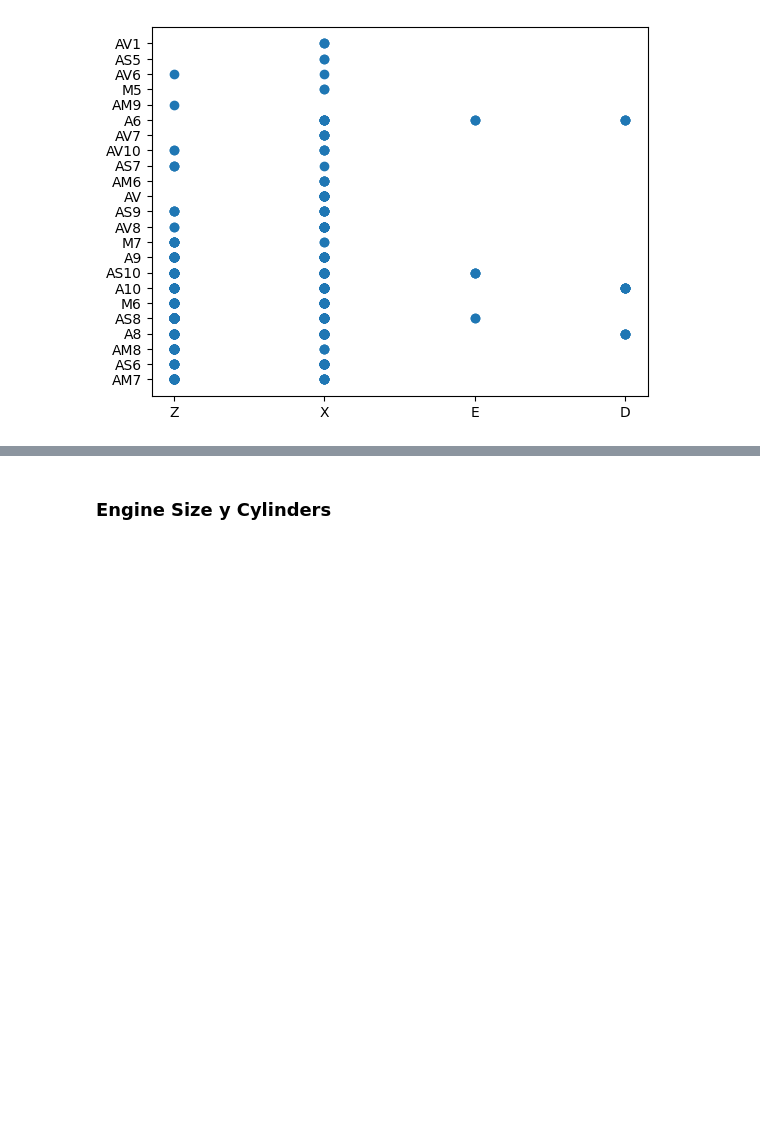
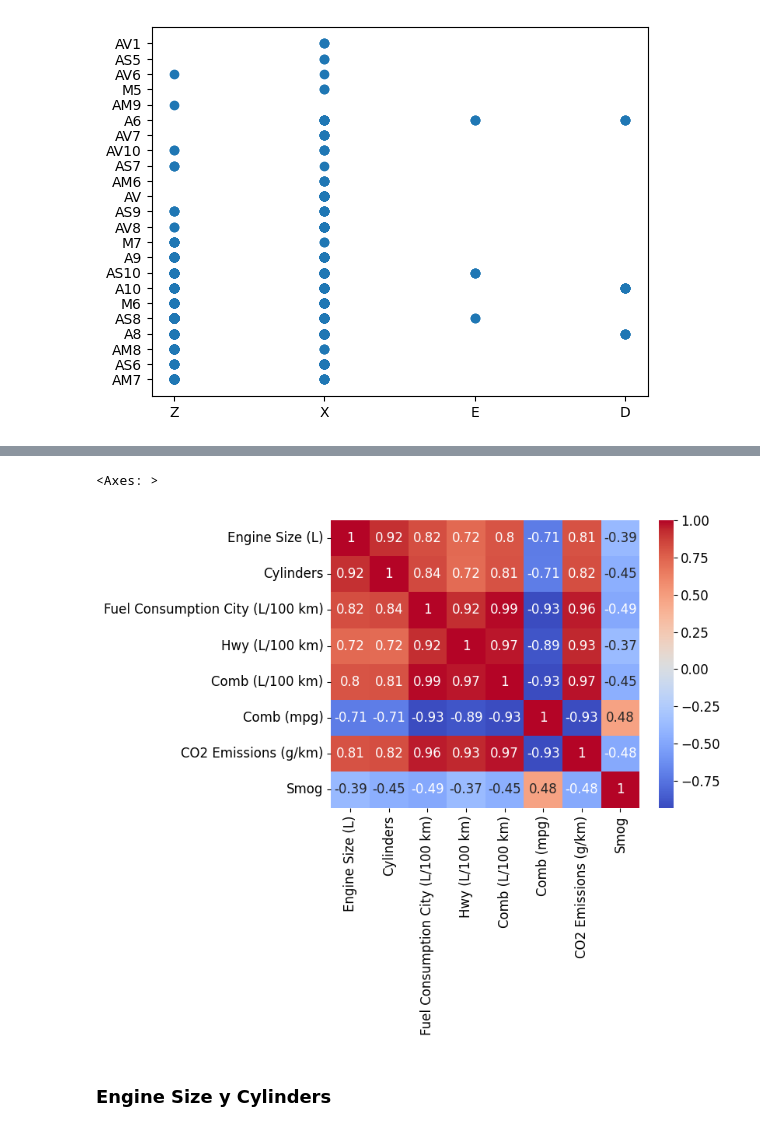
Before and after one commit to Kraslo/APAU_SMOG_PREDICTION_3RDGROUP, a Jupyter notebook: codigo/codigo_andy.ipynb, the cells around one changed output, grey strips where cells are left out. Saved outputs shown, nothing was run; the diff lists cells and outputs as text; code cells hidden in the pictures; blank space fills up the shorter version.

```diff
--- a/codigo/codigo_andy.ipynb
+++ b/codigo/codigo_andy.ipynb
@@ -247,3 +297,9 @@ plt.scatter(train['Fuel Type'],train['Transmission'])
+# %%
+## mapa de calor correalación con sns
+sns.heatmap(train[columnas_numericas].corr(),annot=True,cmap='coolwarm')
+# %% [output]
+<Axes: >
+[figure, added]
 # %% [markdown]
 ### Engine Size y Cylinders
 # %% [markdown]
```
Also changed, not shown: parts of 34 cells of this notebook, 1 other file.
